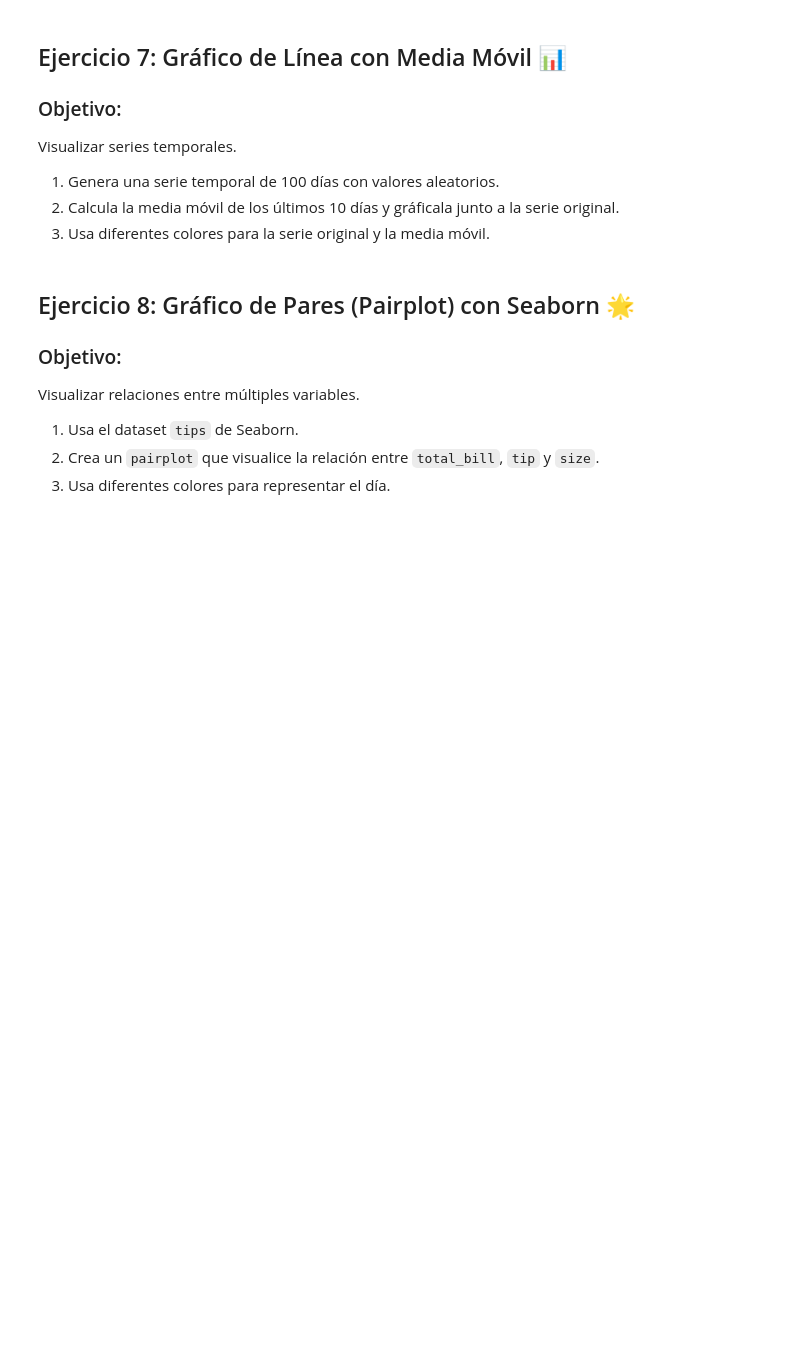
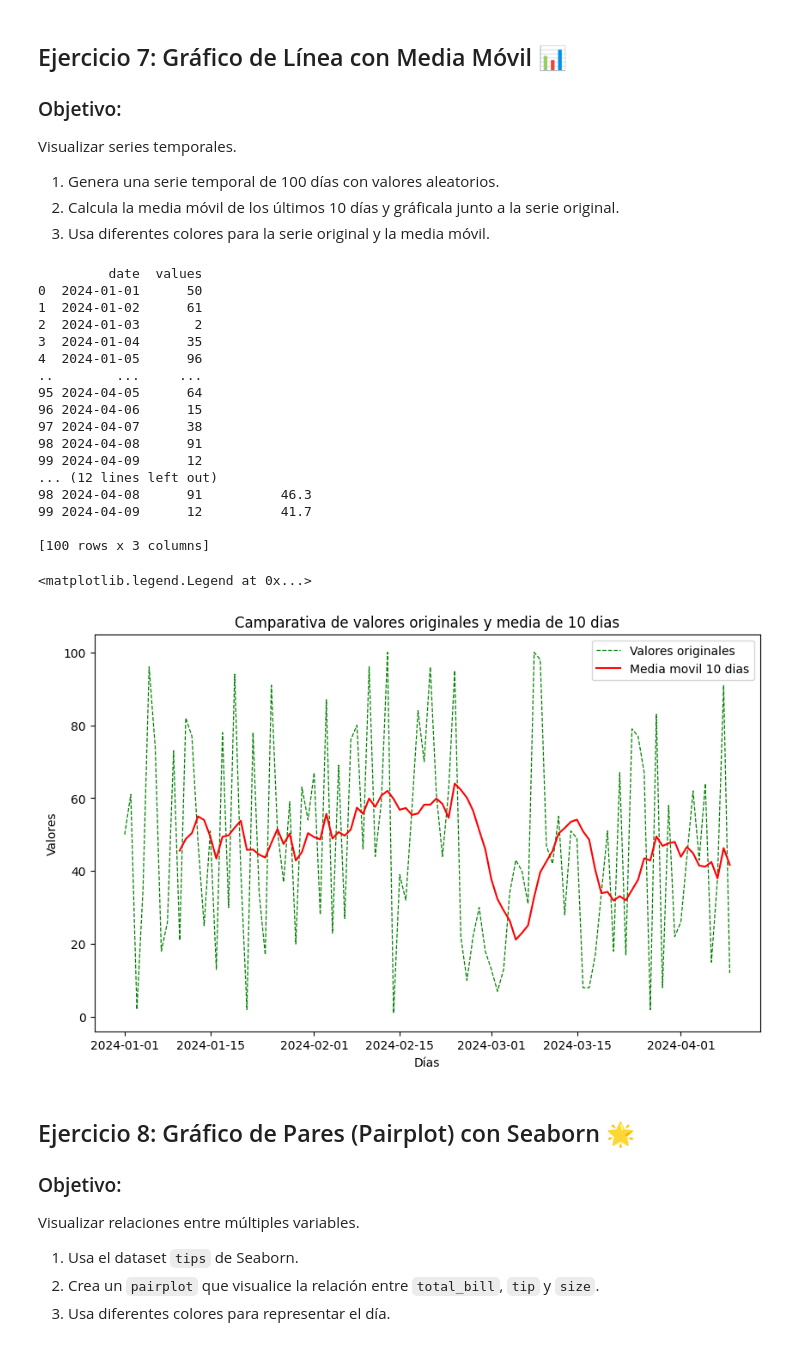
Before and after one commit to camilazioness/Ejercicios-de-An-lisis-de-Datos-con-Pandas-NumPy-Matplotlib-y-Seaborn, a Jupyter notebook: Ejercicios_Extra_matplotlib_seaborn/SOLUCIONES.ipynb, the cells around one changed output. Saved outputs shown, nothing was run; the diff lists cells and outputs as text; code cells hidden in the pictures; blank space fills up the shorter version.

```diff
--- a/Ejercicios_Extra_matplotlib_seaborn/SOLUCIONES.ipynb
+++ b/Ejercicios_Extra_matplotlib_seaborn/SOLUCIONES.ipynb
@@ -160,6 +219,46 @@ Visualizar series temporales.
 1. Genera una serie temporal de 100 días con valores aleatorios.
 2. Calcula la media móvil de los últimos 10 días y gráficala junto a la serie original.
 3. Usa diferentes colores para la serie original y la media móvil.
+# %%
+# 1. Genera una serie temporal de 100 días con valores aleatorios.
+df = pd.DataFrame(pd.date_range(start="1/1/2024", periods=100), columns=['date'])
+df['values'] = np.random.randint(101, size=100)
+print(df)
+
+
+# 2. Calcula la media móvil de los últimos 10 días y gráficala junto a la serie original (Usa diferentes colores para la serie original y la media móvil).
+df['mean_10_days'] = df['values'].rolling(window=10).mean()
+print(df)
+plt.figure(figsize=(10, 6))
+plt.plot(df['date'], df['values'], color='green', linestyle='--', linewidth=0.9, label='Valores originales')
+plt.plot(df['date'], df['mean_10_days'], color='red', label='Media movil 10 dias')
+
+
+# 3. Añade titulo y etiquetas
+plt.title('Camparativa de valores originales y media de 10 dias')
+plt.xlabel('Días')
+plt.ylabel('Valores')
+plt.legend()
+# %% [output]
+         date  values
+0  2024-01-01      50
+1  2024-01-02      61
+2  2024-01-03       2
+3  2024-01-04      35
+4  2024-01-05      96
+..        ...     ...
+95 2024-04-05      64
+96 2024-04-06      15
+97 2024-04-07      38
+98 2024-04-08      91
+99 2024-04-09      12
+... (12 lines left out)
+98 2024-04-08      91          46.3
+99 2024-04-09      12          41.7
+
+[100 rows x 3 columns]
+<matplotlib.legend.Legend at 0x...>
+[figure, added]
 # %% [markdown]
 ## Ejercicio 8: Gráfico de Pares (Pairplot) con Seaborn 🌟
 ### Objetivo:
```
Also changed, not shown: parts of 6 cells of this notebook, 1 other file.
